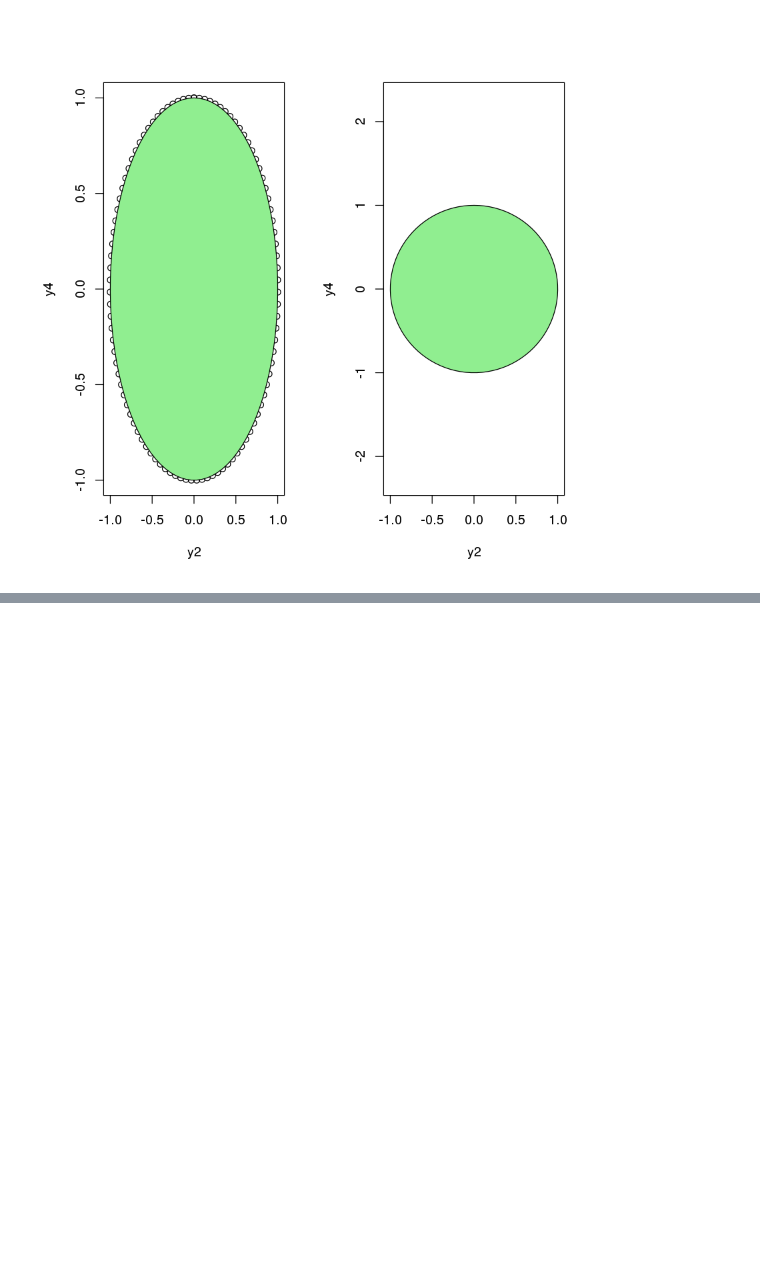
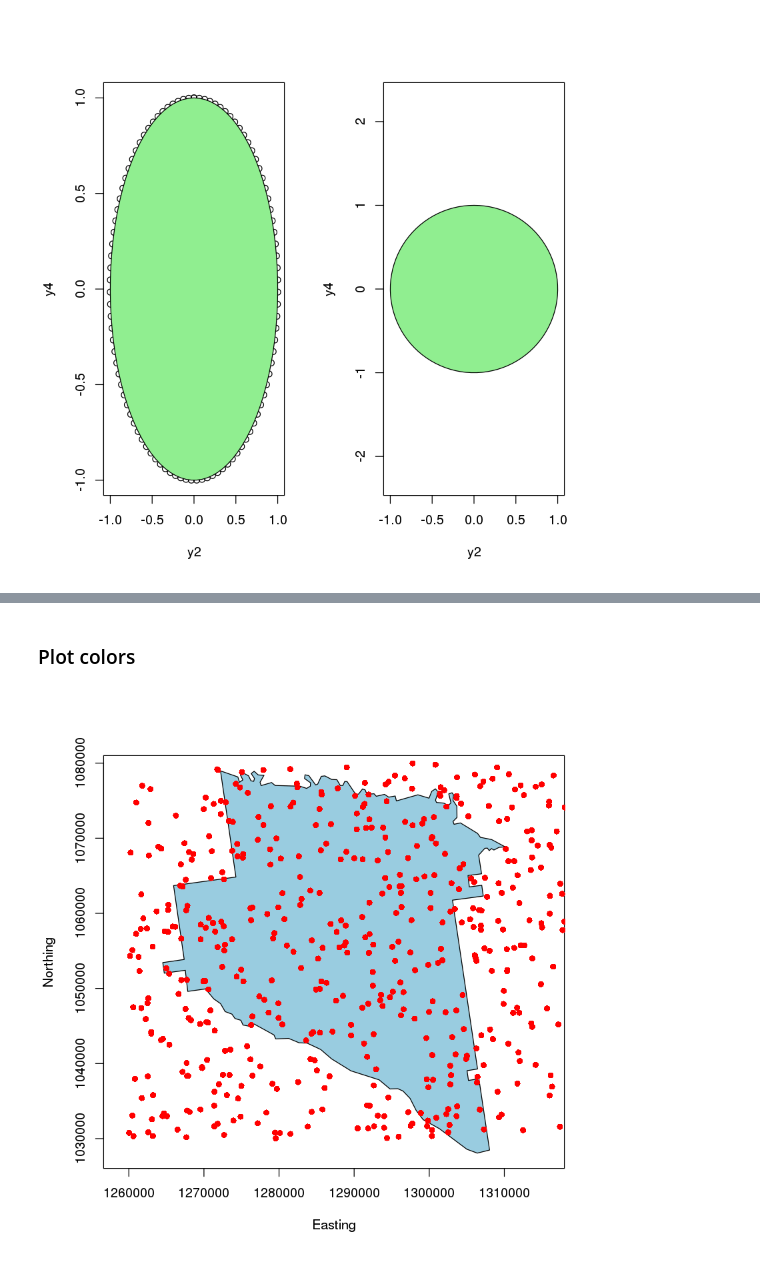
Before and after one commit to raov5/Spatial-Analysis-and-Mapping-with-R, a Jupyter notebook: Data and Plots.ipynb, the cells around one changed output, grey strips where cells are left out. Saved outputs shown, nothing was run; the diff lists cells and outputs as text; code cells hidden in the pictures; blank space fills up the shorter version.

```diff
--- a/Data and Plots.ipynb
+++ b/Data and Plots.ipynb
@@ -937,0 +991,16 @@ Warning message in install.packages("GISTools", depend = T):
+# %% [markdown]
+### Plot colors
+# %%
+#add colors to the plot by specifying RGB values between o and 1 as follows:
+plot(appling, asp = 1, # asp = aspect ratio; ensures that x and y scales are the same
+    type = "n", # type "n" parameter ensures that no lines or points are added
+    xlab = "Easting", ylab = "Northing") #x and y-axis labels
+
+#plot the selected features with a background color
+polygon(appling, col = rgb(0, 0.5, 0.7, 0.4)) #r = 0; g = 0.5; b = 0.7; the 4th parameter is transparency
+
+#plot a set of random points on the map using the runif() function
+points(x = runif(500, 126, 132) * 10000,
+      y = runif(500, 103, 108) * 10000, pch = 16, col = "red")
+# %% [output]
+[figure, added]
```
Also changed, not shown: parts of 19 cells of this notebook.
